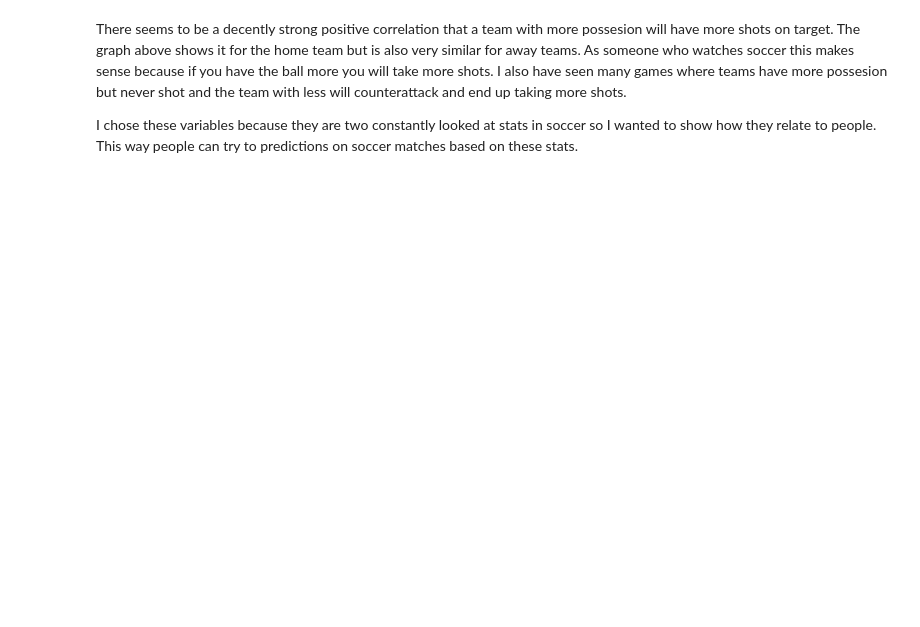
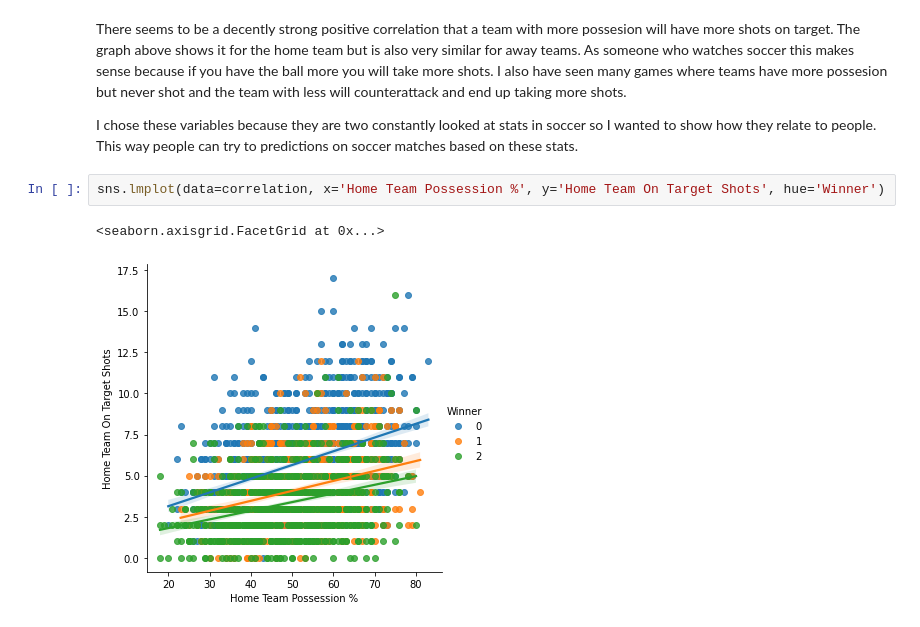
Before and after one commit to EliasLMann/Applied_ML_Proj2, a Jupyter notebook: Project02.ipynb, the cells around one changed output. Cells and saved outputs as stored; diff of their text form; blank space fills up the shorter version.

```diff
--- a/Project02.ipynb
+++ b/Project02.ipynb
@@ -462,3 +455,8 @@ sns.scatterplot(data=correlation, x='Home Team Possession %', y='Home Team On Ta
 There seems to be a decently strong positive correlation that a team with more possesion will have more shots on target. The graph above shows it for the home team but is also very similar for away teams. As someone who watches soccer this makes sense because if you have the ball more you will take more shots. I also have seen many games where teams have more possesion but never shot and the team with less will counterattack and end up taking more shots.
 
 I chose these variables because they are two constantly looked at stats in soccer so I wanted to show how they relate to people. This way people can try to predictions on soccer matches based on these stats.
+# %%
+sns.lmplot(data=correlation, x='Home Team Possession %', y='Home Team On Target Shots', hue='Winner')
+# %% [output]
+<seaborn.axisgrid.FacetGrid at 0x...>
+[figure, added]
```
Also changed, not shown: parts of 6 cells of this notebook.
